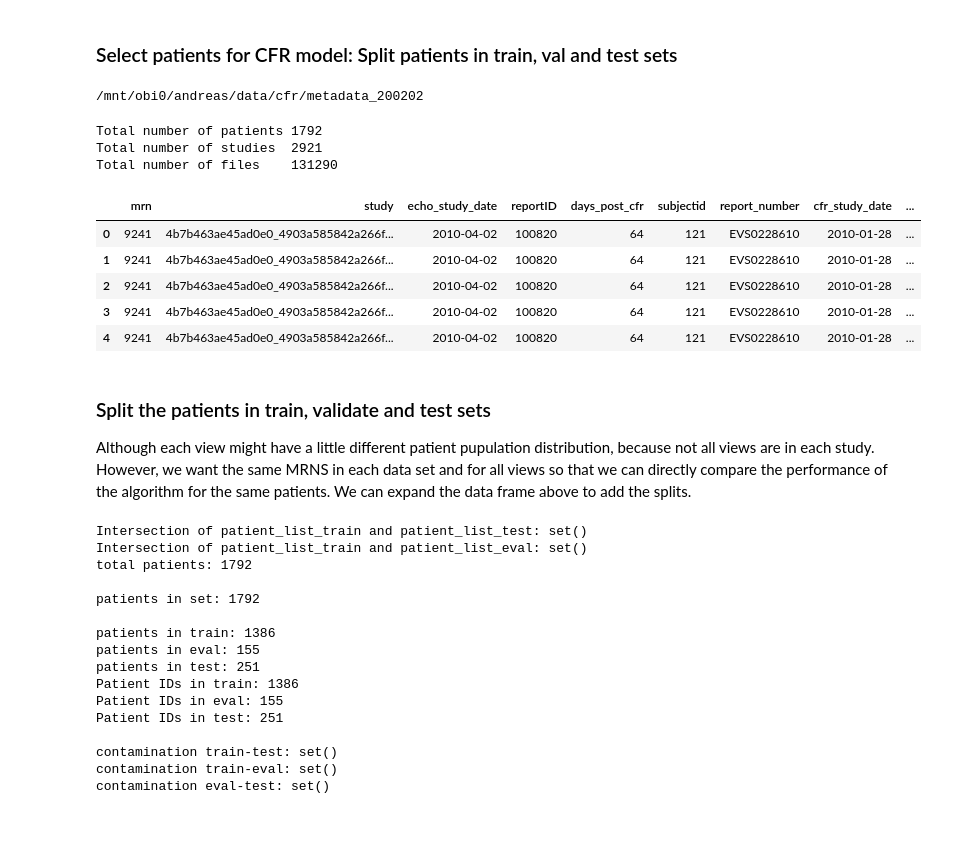
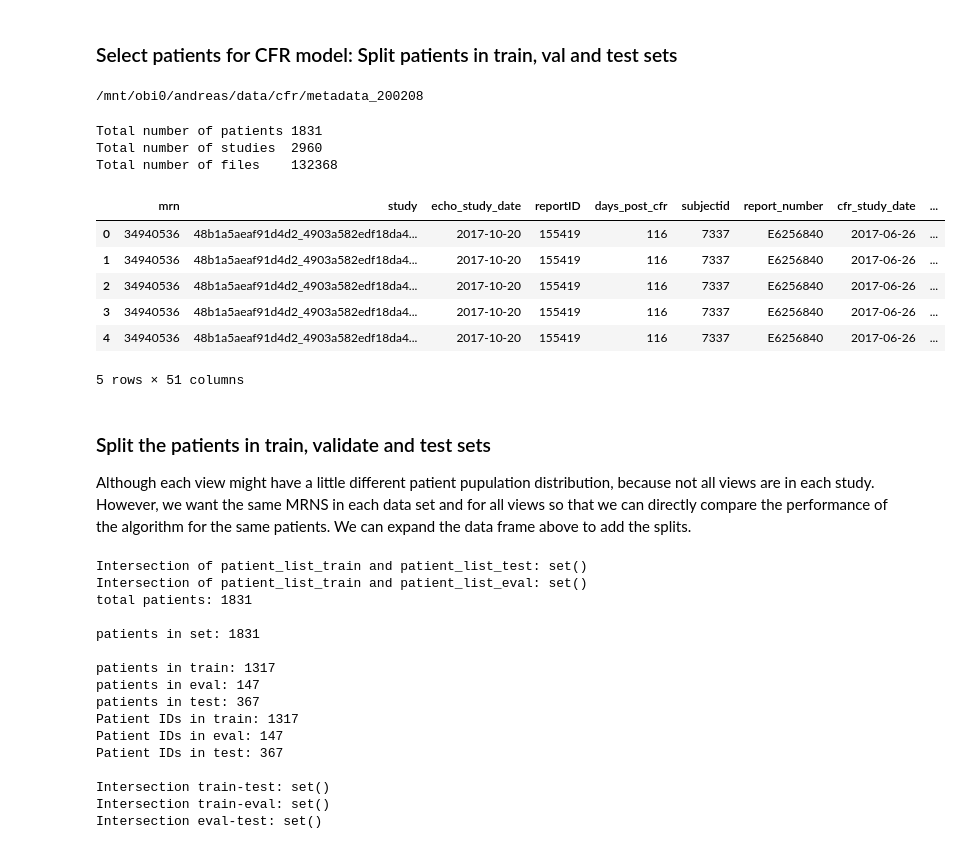
Before and after one commit to awerdich/werdich-cfr, a Jupyter notebook: notebooks/cfr_datasets_patientsplit.ipynb, the cells around one changed output. Cells and saved outputs as stored; diff of their text form; code cells hidden in the pictures.

```diff
--- a/notebooks/cfr_datasets_patientsplit.ipynb
+++ b/notebooks/cfr_datasets_patientsplit.ipynb
@@ -10,30 +10,31 @@ pd.set_option('display.max_columns', 50)
 pd.set_option('display.width', 1000)
 # %%
 cfr_data_root = os.path.normpath('/mnt/obi0/andreas/data/cfr')
-cfr_meta_date = '200202'
+cfr_meta_date = '200208'
 meta_dir = os.path.join(cfr_data_root, 'metadata_'+cfr_meta_date)
 print(meta_dir)
 # %% [output]
-/mnt/obi0/andreas/data/cfr/metadata_200202
+/mnt/obi0/andreas/data/cfr/metadata_200208
 # %%
-match_view_filename = '210_getStressTest_match365_files_BWH_'+cfr_meta_date+'.parquet'
+match_view_filename = 'BWH_2020-Feb-4_pet_match365_diff_files_'+cfr_meta_date+'.parquet'
 files_cfr = pd.read_parquet(os.path.join(meta_dir, match_view_filename))
 
 print('Total number of patients {}'.format(len(files_cfr.mrn.unique())))
 print('Total number of studies  {}'.format(len(files_cfr.study.unique())))
 print('Total number of files    {}'.format(len(files_cfr.filename.unique())))
 
 files_cfr.head()
 # %% [output]
-Total number of patients 1792
-Total number of studies  2921
-Total number of files    131290
+Total number of patients 1831
+Total number of studies  2960
+Total number of files    132368
 |  | mrn | study | echo_study_date | reportID | days_post_cfr | subjectid | report_number | cfr_study_date | ... |
-| 0 | 9241 | 4b7b463ae45ad0e0_4903a585842a266f... | 2010-04-02 | 100820 | 64 | 121 | EVS0228610 | 2010-01-28 | ... |
-| 1 | 9241 | 4b7b463ae45ad0e0_4903a585842a266f... | 2010-04-02 | 100820 | 64 | 121 | EVS0228610 | 2010-01-28 | ... |
-| 2 | 9241 | 4b7b463ae45ad0e0_4903a585842a266f... | 2010-04-02 | 100820 | 64 | 121 | EVS0228610 | 2010-01-28 | ... |
-| 3 | 9241 | 4b7b463ae45ad0e0_4903a585842a266f... | 2010-04-02 | 100820 | 64 | 121 | EVS0228610 | 2010-01-28 | ... |
-| 4 | 9241 | 4b7b463ae45ad0e0_4903a585842a266f... | 2010-04-02 | 100820 | 64 | 121 | EVS0228610 | 2010-01-28 | ... |
+| 0 | 34940536 | 48b1a5aeaf91d4d2_4903a582edf18da4... | 2017-10-20 | 155419 | 116 | 7337 | E6256840 | 2017-06-26 | ... |
+| 1 | 34940536 | 48b1a5aeaf91d4d2_4903a582edf18da4... | 2017-10-20 | 155419 | 116 | 7337 | E6256840 | 2017-06-26 | ... |
+| 2 | 34940536 | 48b1a5aeaf91d4d2_4903a582edf18da4... | 2017-10-20 | 155419 | 116 | 7337 | E6256840 | 2017-06-26 | ... |
+| 3 | 34940536 | 48b1a5aeaf91d4d2_4903a582edf18da4... | 2017-10-20 | 155419 | 116 | 7337 | E6256840 | 2017-06-26 | ... |
+| 4 | 34940536 | 48b1a5aeaf91d4d2_4903a582edf18da4... | 2017-10-20 | 155419 | 116 | 7337 | E6256840 | 2017-06-26 | ... |
+5 rows × 51 columns
 # %% [markdown]
 ### Split the patients in train, validate and test sets ###
 Although each view might have a little different patient pupulation distribution, because not all views are in each study. However, we want the same MRNS in each data set and for all views so that we can directly compare the performance of the algorithm for the same patients. We can expand the data frame above to add the splits.
@@ -87,24 +88,24 @@ print('Patient IDs in test:', len(patient_split['test']))
 
 print()
 
-print('contamination train-test:', set(patient_split['train']).intersection(set(patient_split['test'])))
-print('contamination train-eval:', set(patient_split['train']).intersection(set(patient_split['eval'])))
-print('contamination eval-test:', set(patient_split['eval']).intersection(set(patient_split['test'])))
+print('Intersection train-test:', set(patient_split['train']).intersection(set(patient_split['test'])))
+print('Intersection train-eval:', set(patient_split['train']).intersection(set(patient_split['eval'])))
+print('Intersection eval-test:', set(patient_split['eval']).intersection(set(patient_split['test'])))
 # %% [output]
 Intersection of patient_list_train and patient_list_test: set()
 Intersection of patient_list_train and patient_list_eval: set()
-total patients: 1792
+total patients: 1831
 
-patients in set: 1792
+patients in set: 1831
 
-patients in train: 1386
-patients in eval: 155
-patients in test: 251
-Patient IDs in train: 1386
-Patient IDs in eval: 155
-Patient IDs in test: 251
+patients in train: 1317
+patients in eval: 147
+patients in test: 367
+Patient IDs in train: 1317
+Patient IDs in eval: 147
+Patient IDs in test: 367
 
-contamination train-test: set()
-contamination train-eval: set()
-contamination eval-test: set()
+Intersection train-test: set()
+Intersection train-eval: set()
+Intersection eval-test: set()
 # %%
```
Also changed, not shown: parts of 7 cells of this notebook, 5 other files.
